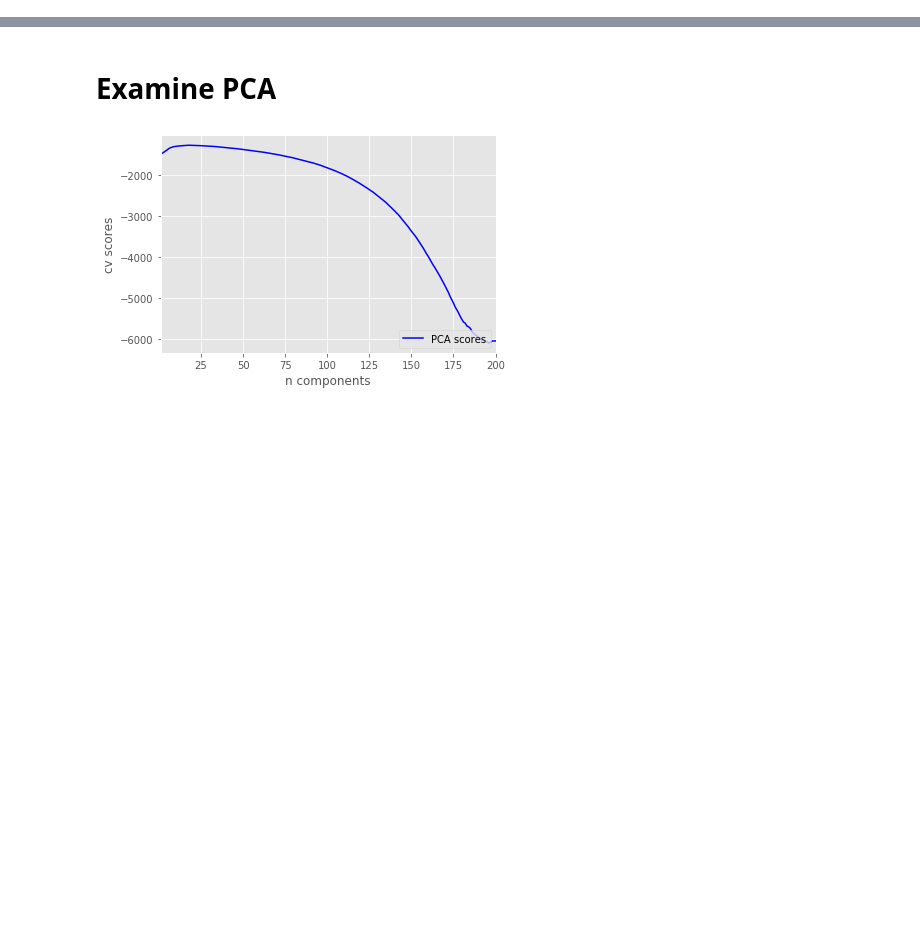
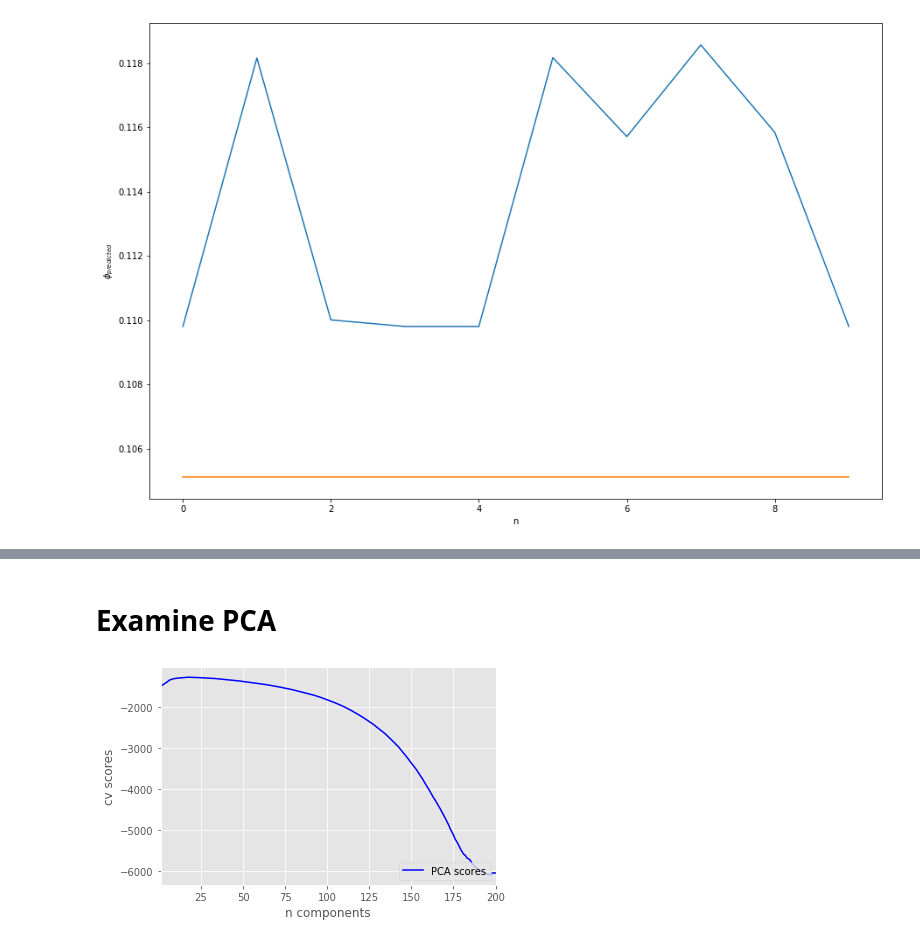
Before and after one commit to DaniloZZZ/quantTechLab, a Jupyter notebook: analysis/Ensemble.ipynb, the cells around one changed output, grey strips where cells are left out. Cells and saved outputs as stored; diff of their text form; code cells hidden in the pictures; blank space fills up the shorter version.

```diff
--- a/analysis/Ensemble.ipynb
+++ b/analysis/Ensemble.ipynb
@@ -134,3 +124,15 @@ for i in range(len(prediction)):
+# %%
+i = 2
+predict = [prediction[j][i] for j in range(len(prediction))]
+
+plt.figure(figsize = (15, 10))
+plt.plot(predict)
+plt.xlabel("n")
+plt.ylabel("$\phi _{predicted}$")
+plt.plot([test_dataset.target[i] for _ in range(len(predict))])
+plt.show()
+# %% [output]
+[figure, added]
 # %%
 import numpy as np
 # %%
```
Also changed, not shown: parts of 38 cells of this notebook, 5 other files.
